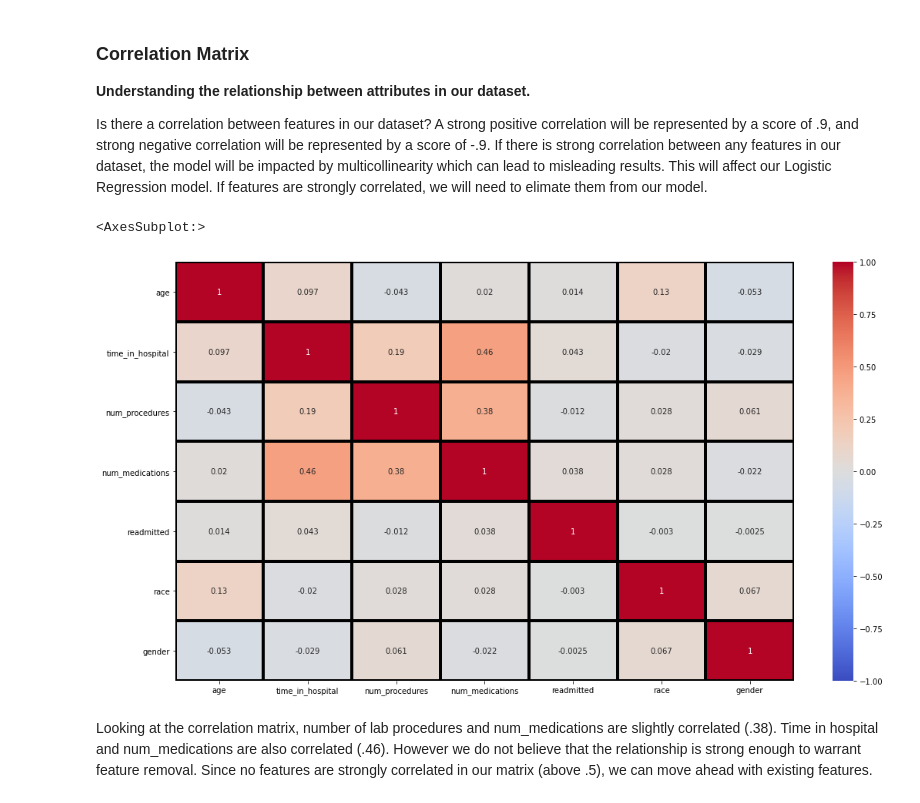
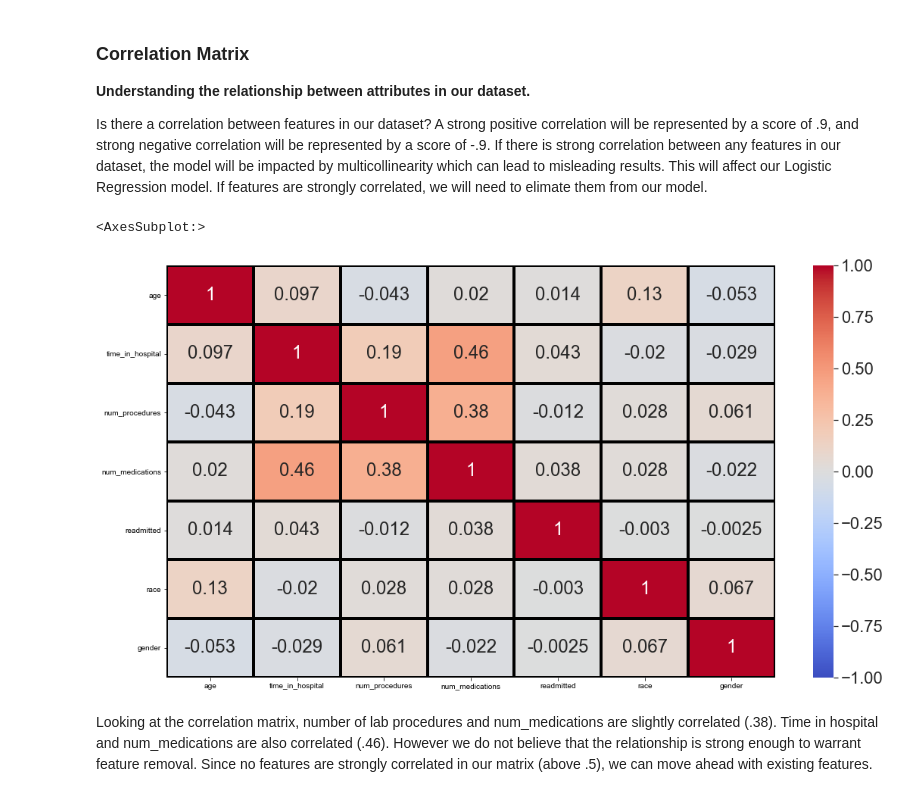
Before and after one commit to uvineet53/optum_22, a Jupyter notebook: model_development_final.ipynb, the cells around one changed output. Saved outputs shown, nothing was run; the diff lists cells and outputs as text; code cells hidden in the pictures.

```diff
--- a/model_development_final.ipynb
+++ b/model_development_final.ipynb
@@ -226,10 +234,11 @@ Is there a correlation between features in our dataset? A strong positive correl
 # %%
 # Explore correlation between features via a heatmap
 fix, ax = plt.subplots(figsize = (18, 10))
+sns.set(font_scale = 2)
 sns.heatmap(df.corr(), annot=True, vmin=-1, vmax=1, center =0, cmap = 'coolwarm', linewidths=3, linecolor='black',)
 # %% [output]
 <AxesSubplot:>
-[figure, old version]
+[figure, new version]
 # %% [markdown]
 Looking at the correlation matrix, number of lab procedures and num_medications are slightly correlated (.38). Time in hospital and num_medications are also correlated (.46). However we do not believe that the relationship is strong enough to warrant feature removal. Since no features are strongly correlated in our matrix (above .5), we can move ahead with existing features.
 # %% [markdown]
```
Also changed, not shown: parts of 69 cells of this notebook.
